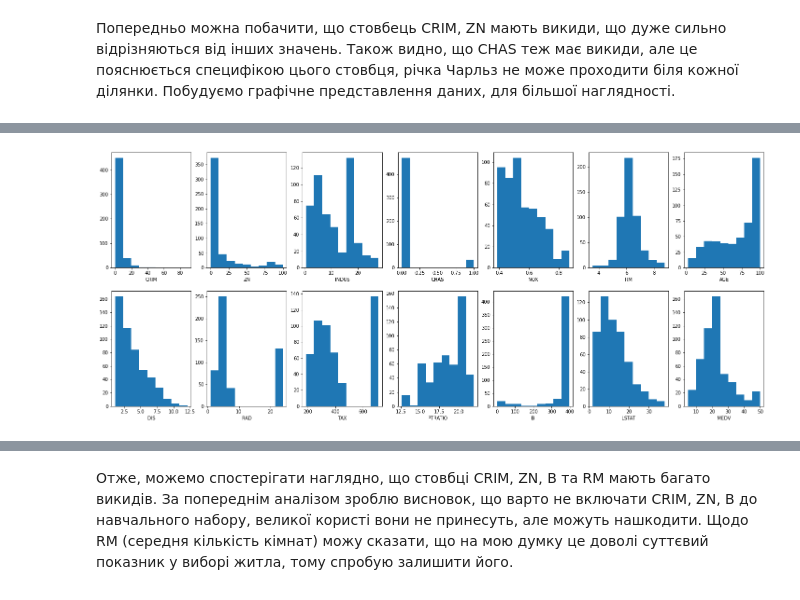
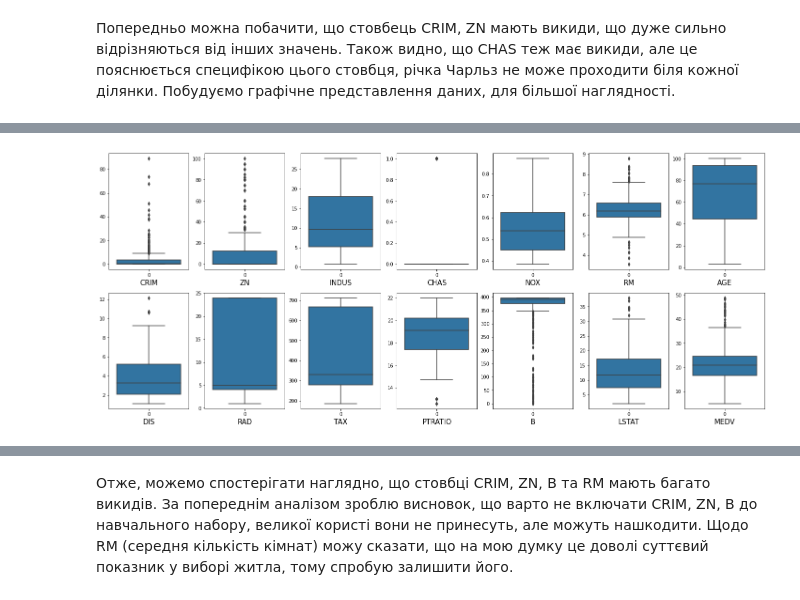
Before and after one commit to AntonShchur/KPI_LABS, a Jupyter notebook: Data Analysis/CourseLab/BOSTON.ipynb, the cells around one changed output, grey strips where cells are left out. Cells and saved outputs as stored; diff of their text form; code cells hidden in the pictures.

```diff
--- a/Data Analysis/CourseLab/BOSTON.ipynb
+++ b/Data Analysis/CourseLab/BOSTON.ipynb
@@ -100,3 +100,13 @@ df.describe()
 | max | 88.976200 | 100.000000 | 27.740000 | 1.000000 | 0.871000 | 8.780000 | 100.000000 | 12.126500 | 24.000000 | 711.000000 | 22.000000 | ... |
 # %% [markdown]
 Попередньо можна побачити, що стовбець CRIM, ZN мають викиди, що дуже сильно відрізняються від інших значень. Також видно, що CHAS теж має викиди, але це пояснюється специфікою цього стовбця, річка Чарльз не може проходити біля кожної ділянки. Побудуємо графічне представлення даних, для більшої наглядності.
+# %%
+features_names = df.columns
+fig, axes = plt.subplots(nrows=2, ncols=7, figsize=(25,10))
+axes = axes.flatten()
+index = 0
+for name, series in df.items():
+    sb.histplot(series, ax=axes[index], kde=True, linewidth=0)
+    axes[index].set_xlabel(features_names[index], fontsize=15)
+    index += 1
+plt.show()
@@ -103,13 +115,12 @@ df.describe()
 # %%
 features_names = df.columns
-n = len(features_names)
-fig, axes = plt.subplots(2, 7, figsize=(25,10))
-K = 0
-for i in range(2):
-    for j in range(7):
-        axes[i,j].hist(df[features_names[K]], bins=9)
-        axes[i,j].set_xlabel(features_names[K])
-        K+=1
+fig, axes = plt.subplots(nrows=2, ncols=7, figsize=(25,10))
+axes = axes.flatten()
+index = 0
+for name, series in df.items():
+    sb.boxplot(data=series, ax=axes[index])
+    axes[index].set_xlabel(features_names[index], fontsize=15)
+    index += 1
 plt.show()
 # %% [output]
-[figure, old version]
+[figure, new version]
```
Also changed, not shown: parts of 28 cells of this notebook.
